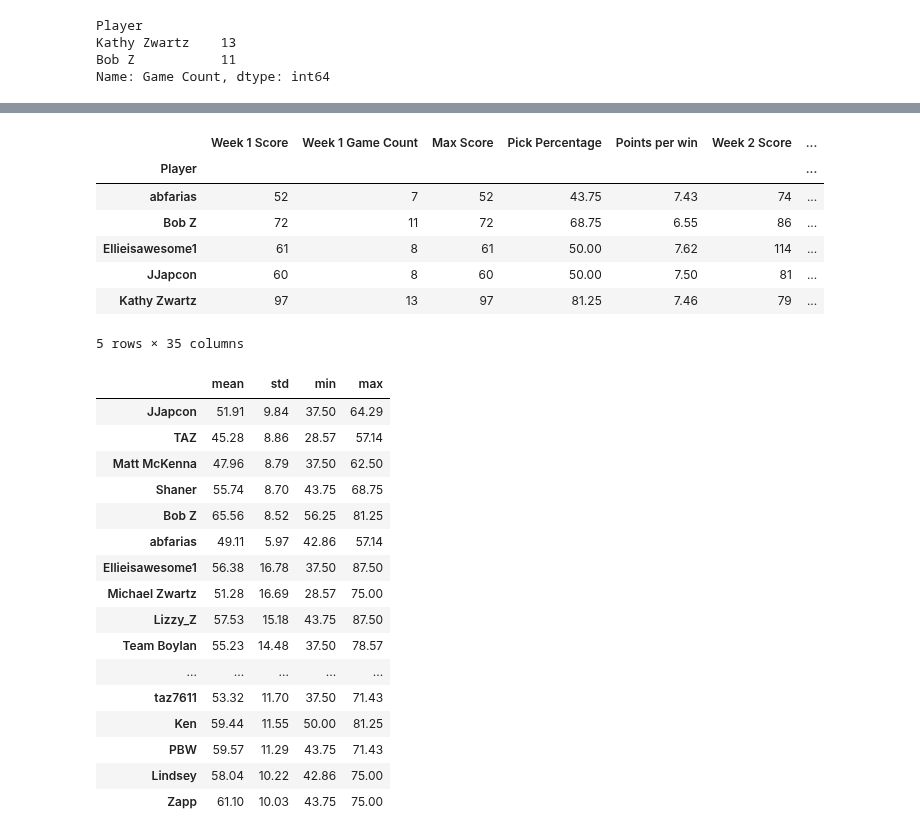
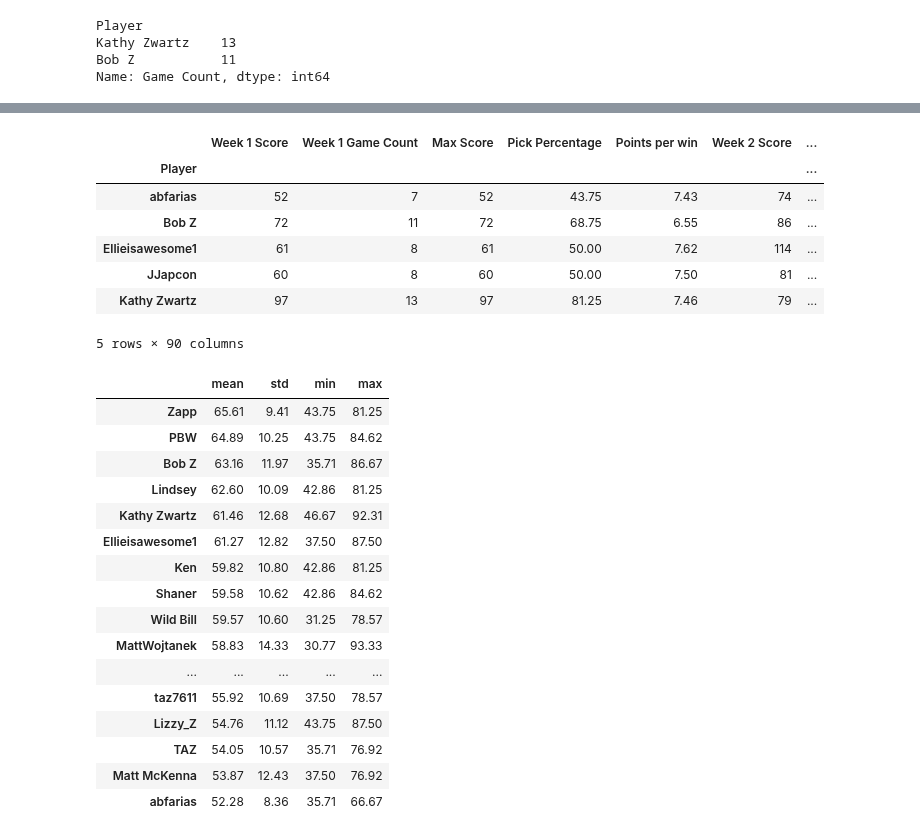
Before and after one commit to michaelzwartz/Confidence-pool, a Jupyter notebook: pool_notebook.ipynb, the cells around one changed output, grey strips where cells are left out. Drawn from its saved outputs; the diff is of its cells as text; code cells hidden in the pictures.

```diff
--- a/pool_notebook.ipynb
+++ b/pool_notebook.ipynb
@@ -43,6 +33,12 @@ week9_stats = totals(results['week9'])
 week10_stats = totals(results['week10'])
 week11_stats = totals(results['week11'])
 week12_stats = totals(results['week12'])
+week13_stats = totals(results['week13'])
+week14_stats = totals(results['week14'])
+week15_stats = totals(results['week15'])
+week16_stats = totals(results['week16'])
+week17_stats = totals(results['week17'])
+week18_stats = totals(results['week18'])
 
 #create season total df
 season_totals = pd.DataFrame(week1_stats.copy(), columns=['Score', 'Game Count'])
@@ -61,6 +57,13 @@ sum_totals(season_totals, week9_stats, 'Week 9 Rank')
 sum_totals(season_totals, week10_stats, 'Week 10 Rank')
 sum_totals(season_totals, week11_stats, 'Week 11 Rank')
 sum_totals(season_totals, week12_stats, 'Week 12 Rank')
+sum_totals(season_totals, week13_stats, 'Week 13 Rank')
+sum_totals(season_totals, week14_stats, 'Week 14 Rank')
+sum_totals(season_totals, week15_stats, 'Week 15 Rank')
+sum_totals(season_totals, week16_stats, 'Week 16 Rank')
+sum_totals(season_totals, week17_stats, 'Week 17 Rank')
+sum_totals(season_totals, week18_stats, 'Week 18 Rank')
+
 
 #caluculate the position change from the previous week
 season_totals['Rank Change Value'] = round(season_totals[season_totals.columns[len(season_totals.columns)-1]]-season_totals[season_totals.columns[len(season_totals.columns)-2]], 0)
@@ -137,3 +136,0 @@ tots.head()
-# %%
-week9_stats['Week 9 Rank'] = week9_stats['Score'].rank(ascending=False)
-week9_stats.sort_values(['Max Score'], ascending=False).head()
@@ -216,6 +223,17 @@ weekly_totals = pd.concat([weekly_totals, week4_stats.rename(columns={"Score": "
 weekly_totals = pd.concat([weekly_totals, week5_stats.rename(columns={"Score": "Week 5 Score", "Game Count": "Week 5 Game Count"})], axis=1)
 weekly_totals = pd.concat([weekly_totals, week6_stats.rename(columns={"Score": "Week 6 Score", "Game Count": "Week 6 Game Count"})], axis=1)
 weekly_totals = pd.concat([weekly_totals, week7_stats.rename(columns={"Score": "Week 7 Score", "Game Count": "Week 7 Game Count"})], axis=1)
+weekly_totals = pd.concat([weekly_totals, week8_stats.rename(columns={"Score": "Week 8 Score", "Game Count": "Week 8 Game Count"})], axis=1)
+weekly_totals = pd.concat([weekly_totals, week9_stats.rename(columns={"Score": "Week 9 Score", "Game Count": "Week 9 Game Count"})], axis=1)
+weekly_totals = pd.concat([weekly_totals, week10_stats.rename(columns={"Score": "Week 10 Score", "Game Count": "Week 10 Game Count"})], axis=1)
+weekly_totals = pd.concat([weekly_totals, week11_stats.rename(columns={"Score": "Week 11 Score", "Game Count": "Week 11 Game Count"})], axis=1)
+weekly_totals = pd.concat([weekly_totals, week12_stats.rename(columns={"Score": "Week 12 Score", "Game Count": "Week 12 Game Count"})], axis=1)
+weekly_totals = pd.concat([weekly_totals, week13_stats.rename(columns={"Score": "Week 13 Score", "Game Count": "Week 13 Game Count"})], axis=1)
+weekly_totals = pd.concat([weekly_totals, week14_stats.rename(columns={"Score": "Week 14 Score", "Game Count": "Week 14 Game Count"})], axis=1)
+weekly_totals = pd.concat([weekly_totals, week15_stats.rename(columns={"Score": "Week 15 Score", "Game Count": "Week 15 Game Count"})], axis=1)
+weekly_totals = pd.concat([weekly_totals, week16_stats.rename(columns={"Score": "Week 16 Score", "Game Count": "Week 16 Game Count"})], axis=1)
+weekly_totals = pd.concat([weekly_totals, week17_stats.rename(columns={"Score": "Week 17 Score", "Game Count": "Week 17 Game Count"})], axis=1)
+weekly_totals = pd.concat([weekly_totals, week18_stats.rename(columns={"Score": "Week 18 Score", "Game Count": "Week 18 Game Count"})], axis=1)
 
 weekly_totals.head()
 # %% [output]
@@ -226,29 +244,29 @@ weekly_totals.head()
 | Ellieisawesome1 | 61 | 8 | 61 | 50.00 | 7.62 | 114 | ... |
 | JJapcon | 60 | 8 | 60 | 50.00 | 7.50 | 81 | ... |
 | Kathy Zwartz | 97 | 13 | 97 | 81.25 | 7.46 | 79 | ... |
-5 rows × 35 columns
+5 rows × 90 columns
 # %%
 #find individual weekly statistics: avg pick percent, median, std
 player_totals = pd.DataFrame()
 for player, row in weekly_totals.iterrows():
     player_totals = player_totals.append(weekly_totals.loc[player]['Pick Percentage'].describe().apply("{0:.2f}".format))
 # %%
-player_totals[['mean', 'std', 'min', 'max']].sort_values(['std'], ascending=False)
+player_totals[['mean', 'std', 'min', 'max']].sort_values(['mean'], ascending = False)
 # %% [output]
 |  | mean | std | min | max |
-| JJapcon | 51.91 | 9.84 | 37.50 | 64.29 |
-| TAZ | 45.28 | 8.86 | 28.57 | 57.14 |
-| Matt McKenna | 47.96 | 8.79 | 37.50 | 62.50 |
-| Shaner | 55.74 | 8.70 | 43.75 | 68.75 |
-| Bob Z | 65.56 | 8.52 | 56.25 | 81.25 |
-| abfarias | 49.11 | 5.97 | 42.86 | 57.14 |
-| Ellieisawesome1 | 56.38 | 16.78 | 37.50 | 87.50 |
-| Michael Zwartz | 51.28 | 16.69 | 28.57 | 75.00 |
-| Lizzy_Z | 57.53 | 15.18 | 43.75 | 87.50 |
-| Team Boylan | 55.23 | 14.48 | 37.50 | 78.57 |
+| Zapp | 65.61 | 9.41 | 43.75 | 81.25 |
+| PBW | 64.89 | 10.25 | 43.75 | 84.62 |
+| Bob Z | 63.16 | 11.97 | 35.71 | 86.67 |
+| Lindsey | 62.60 | 10.09 | 42.86 | 81.25 |
+| Kathy Zwartz | 61.46 | 12.68 | 46.67 | 92.31 |
+| Ellieisawesome1 | 61.27 | 12.82 | 37.50 | 87.50 |
+| Ken | 59.82 | 10.80 | 42.86 | 81.25 |
+| Shaner | 59.58 | 10.62 | 42.86 | 84.62 |
+| Wild Bill | 59.57 | 10.60 | 31.25 | 78.57 |
+| MattWojtanek | 58.83 | 14.33 | 30.77 | 93.33 |
 | ... | ... | ... | ... | ... |
-| taz7611 | 53.32 | 11.70 | 37.50 | 71.43 |
-| Ken | 59.44 | 11.55 | 50.00 | 81.25 |
-| PBW | 59.57 | 11.29 | 43.75 | 71.43 |
-| Lindsey | 58.04 | 10.22 | 42.86 | 75.00 |
-| Zapp | 61.10 | 10.03 | 43.75 | 75.00 |
+| taz7611 | 55.92 | 10.69 | 37.50 | 78.57 |
+| Lizzy_Z | 54.76 | 11.12 | 43.75 | 87.50 |
+| TAZ | 54.05 | 10.57 | 35.71 | 76.92 |
+| Matt McKenna | 53.87 | 12.43 | 37.50 | 76.92 |
+| abfarias | 52.28 | 8.36 | 35.71 | 66.67 |
```
Also changed, not shown: parts of 9 cells of this notebook.
